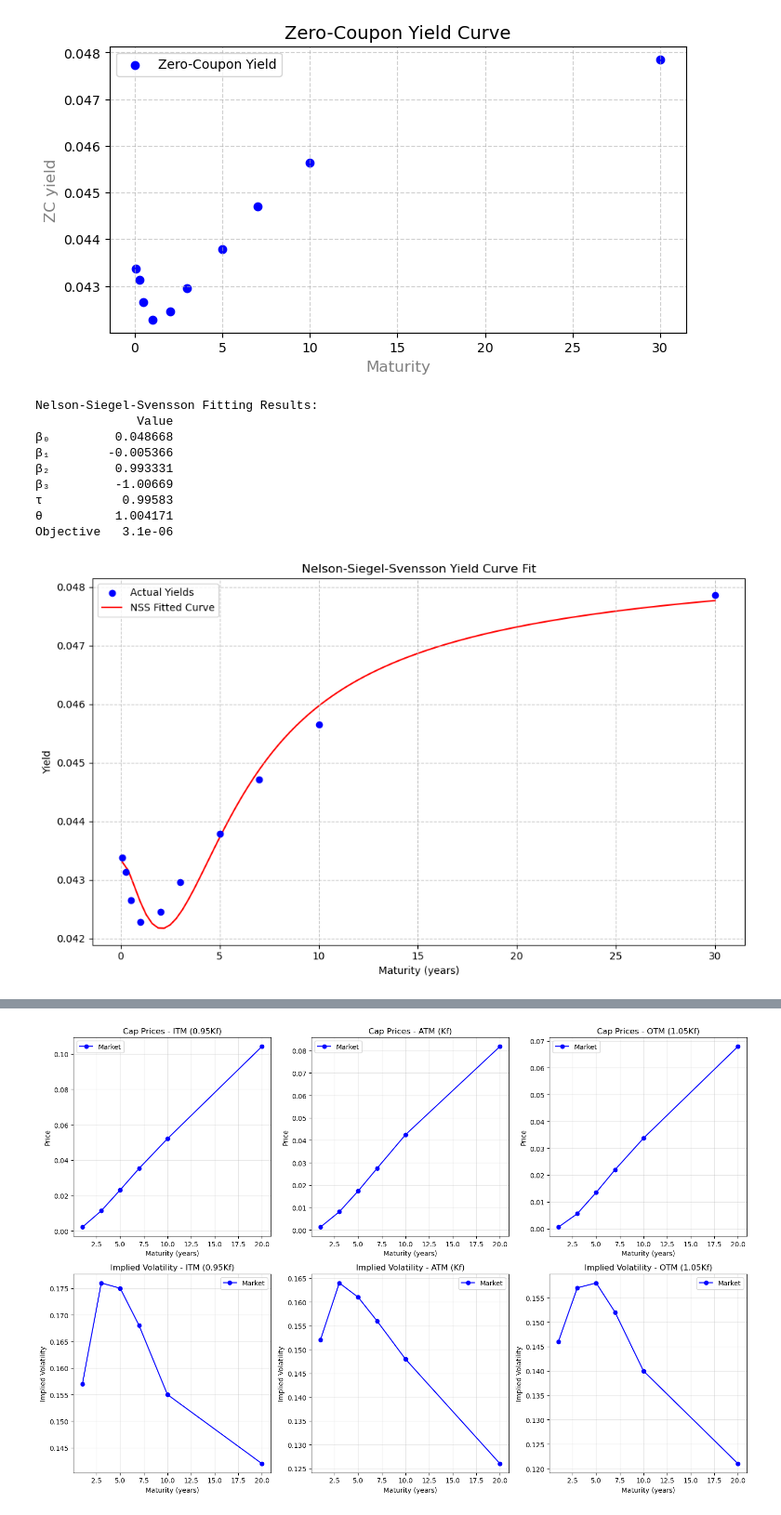
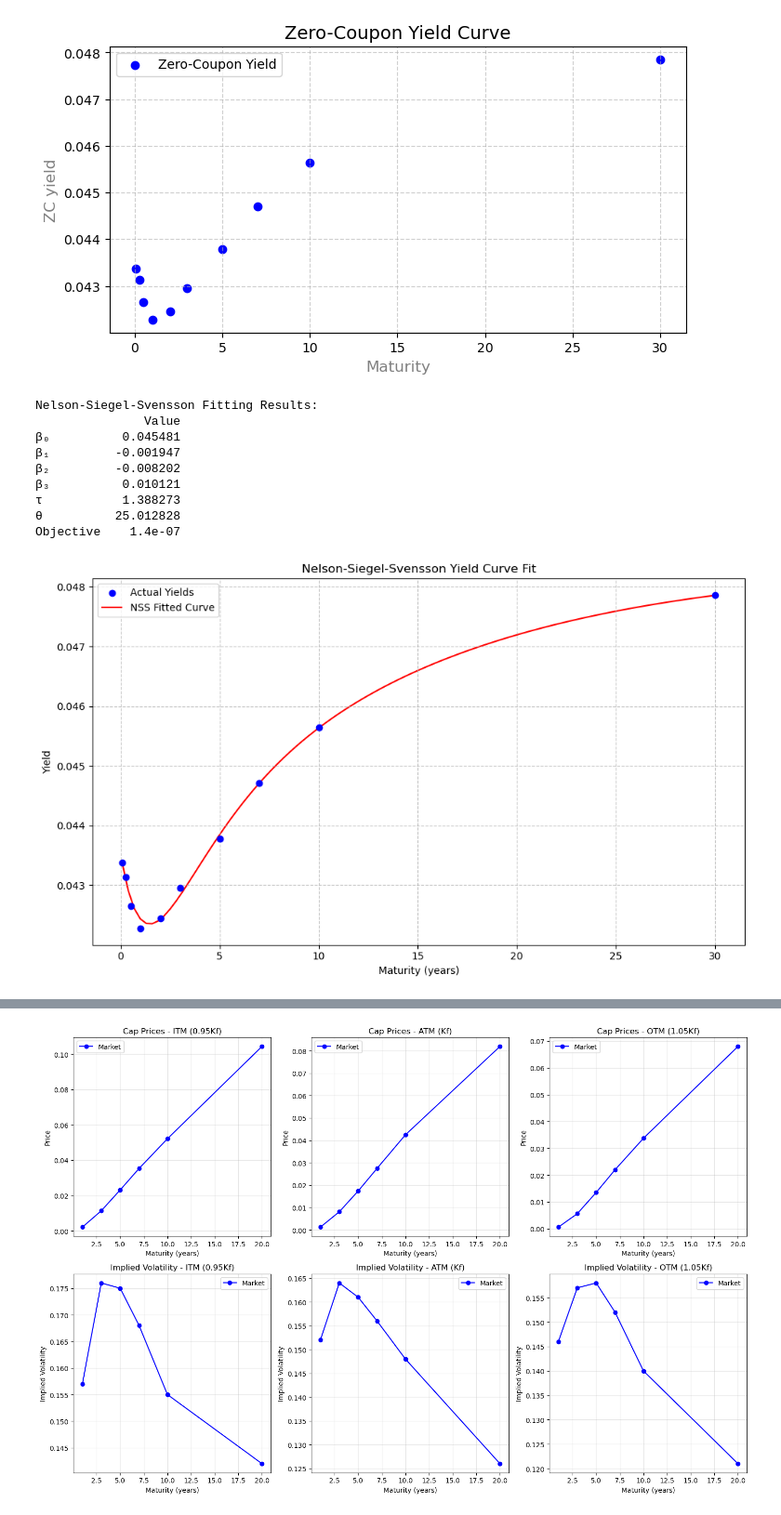
Before and after one commit to fangsitang/fixed_income, a Jupyter notebook: PartA Q1Q2Q3.ipynb, the cells around one changed output, grey strips where cells are left out. Shown: that part at 93% size. Drawn from its saved outputs; the diff is of its cells as text; code cells hidden in the pictures.

```diff
--- a/PartA Q1Q2Q3.ipynb
+++ b/PartA Q1Q2Q3.ipynb
@@ -213,22 +213,22 @@ def fit_nss(maturities, yields, weighted=True):
     """
     # Initial parameter guess
     initial_guess = [
-        0.035,  # a (long-term level)
-        0.01,   # b
-        1.0,    # c
-        -1.0,   # d
-        1.0,    # tau
-        1.0     # theta
+        0.8,  # a (long-term level)
+        0.8,   # b
+        -0.005,    # c
+        5/100,   # d
+        2.0,    # tau
+        25.0     # theta
     ]
 
     # Parameter bounds
     bounds = [
-        (0, 0.1),     # a
+        (0, 1),     # a
         (-0.1, 0.1),  # b
-        (-2, 2),      # c
-        (-2, 2),      # d
-        (0.1, 10),    # tau
-        (0.1, 10)     # theta
+        (-0.1, 0.1),      # c
+        (-0.1, 0.1),      # d
+        (1.0, 10),    # tau
+        (1.0, 50)     # theta
     ]
 
     # Minimize objective function
@@ -261,39 +261,39 @@ results_df = pd.DataFrame({
 # Add objective function value at the bottom
 obj_value = f"{result.fun:.1e}"
 results_df.loc['Objective'] = obj_value
 
 print("\nNelson-Siegel-Svensson Fitting Results:")
 print(results_df)
 
 # Generate fitted curve for plotting
 t_fine = np.linspace(min(maturities), max(maturities), 100)
 fitted_yields = [nss_yield(t, result.x) for t in t_fine]
 
 # Plot results
 plt.figure(figsize=(10, 6))
 
 # Plot actual yields
 plt.scatter(maturities, yields, color='blue', label='Actual Yields', zorder=2)
 
 # Plot fitted curve
 plt.plot(t_fine, fitted_yields, 'r-', label='NSS Fitted Curve', zorder=1)
 
 plt.xlabel('Maturity (years)')
 plt.ylabel('Yield')
 plt.title('Nelson-Siegel-Svensson Yield Curve Fit')
 plt.grid(True, linestyle='--', alpha=0.7)
 plt.legend()
 
 plt.tight_layout()
 plt.show()
 # %% [output]
 Nelson-Siegel-Svensson Fitting Results:
-              Value
-β₀         0.048668
-β₁        -0.005366
-β₂         0.993331
-β₃         -1.00669
-τ           0.99583
-θ          1.004171
-Objective   3.1e-06
+               Value
+β₀          0.045481
+β₁         -0.001947
+β₂         -0.008202
+β₃          0.010121
+τ           1.388273
+θ          25.012828
+Objective    1.4e-07
-[figure, old version]
+[figure, new version]
```
Also changed, not shown: parts of 11 cells of this notebook.
